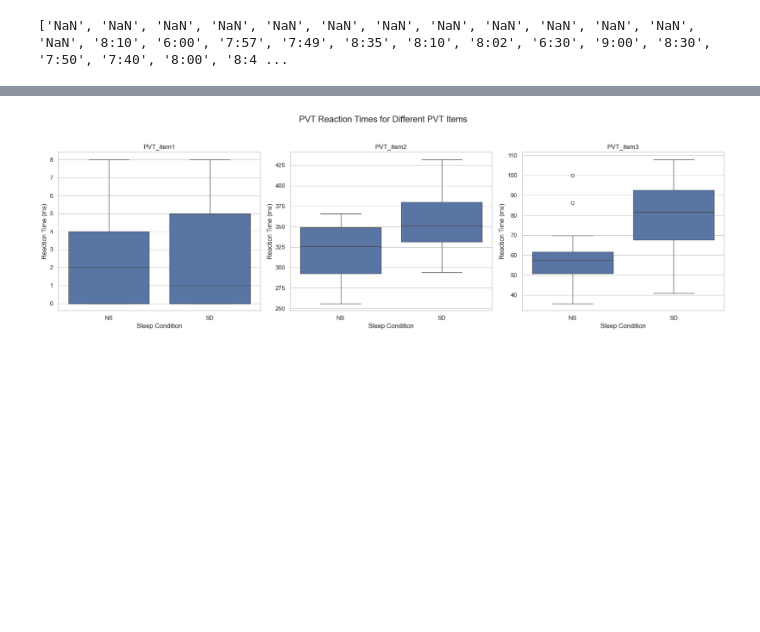
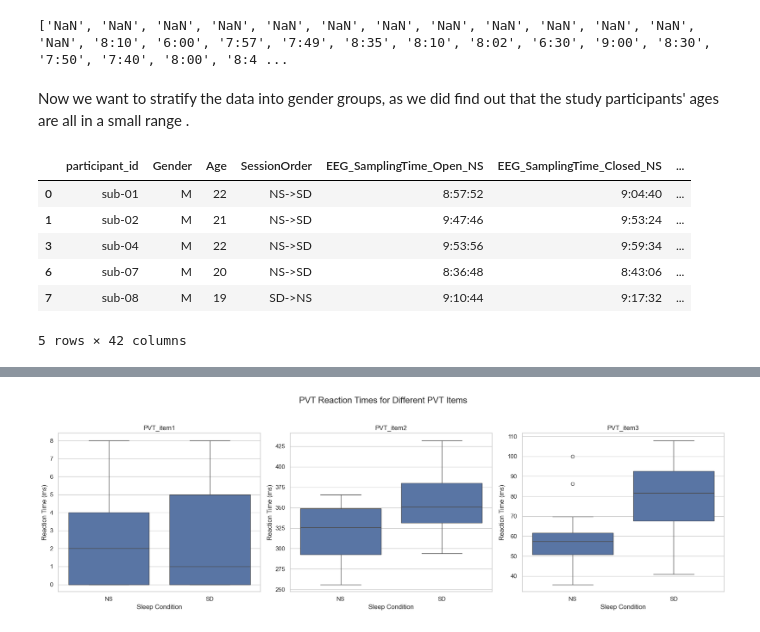
Before and after one commit to yangwestyyy21/sleepdeprivation_COGS138, a Jupyter notebook: sleepdeprivation_COGS138/EDA.ipynb, the cells around one changed output, grey strips where cells are left out. Saved outputs shown, nothing was run; the diff lists cells and outputs as text; code cells hidden in the pictures; blank space fills up the shorter version.

Commit message:
added some data stratification

```diff
--- a/sleepdeprivation_COGS138/EDA.ipynb
+++ b/sleepdeprivation_COGS138/EDA.ipynb
@@ -118,3 +118,17 @@ df['Sleep_time'] = timedif
 print(timedif)
 # %% [output]
 ['NaN', 'NaN', 'NaN', 'NaN', 'NaN', 'NaN', 'NaN', 'NaN', 'NaN', 'NaN', 'NaN', 'NaN', 'NaN', '8:10', '6:00', '7:57', '7:49', '8:35', '8:10', '8:02', '6:30', '9:00', '8:30', '7:50', '7:40', '8:00', '8:4 ...
+# %% [markdown]
+Now we want to stratify the data into gender groups, as we did find out that the study participants' ages
+are all in a small range .
+# %%
+df_male = df[df['Gender'] == 'M']
+df_male.head()
+# %% [output]
+|  | participant_id | Gender | Age | SessionOrder | EEG_SamplingTime_Open_NS | EEG_SamplingTime_Closed_NS | ... |
+| 0 | sub-01 | M | 22 | NS->SD | 8:57:52 | 9:04:40 | ... |
+| 1 | sub-02 | M | 21 | NS->SD | 9:47:46 | 9:53:24 | ... |
+| 3 | sub-04 | M | 22 | NS->SD | 9:53:56 | 9:59:34 | ... |
+| 6 | sub-07 | M | 20 | NS->SD | 8:36:48 | 8:43:06 | ... |
+| 7 | sub-08 | M | 19 | SD->NS | 9:10:44 | 9:17:32 | ... |
+5 rows × 42 columns
```
Also changed, not shown: parts of 4 cells of this notebook.
